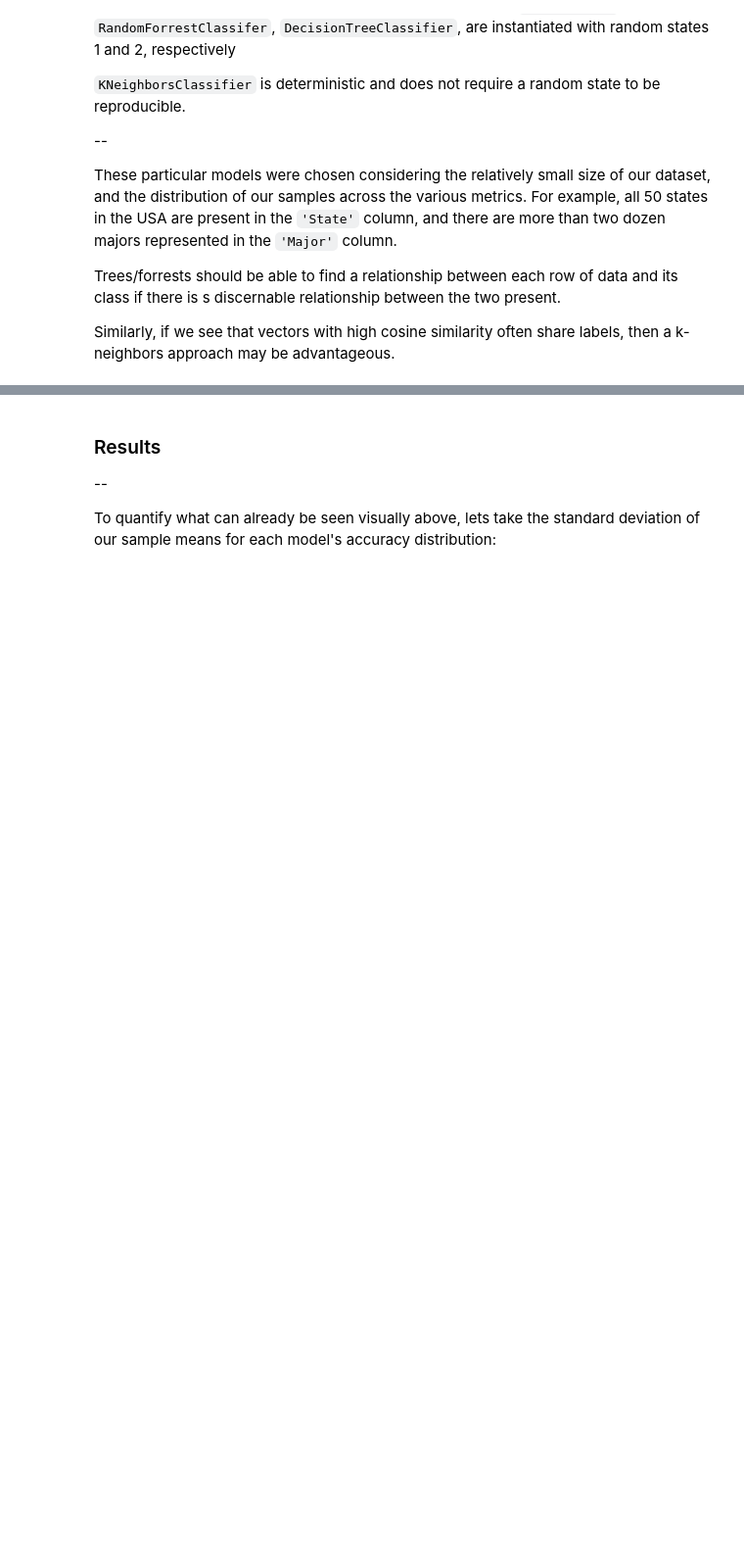
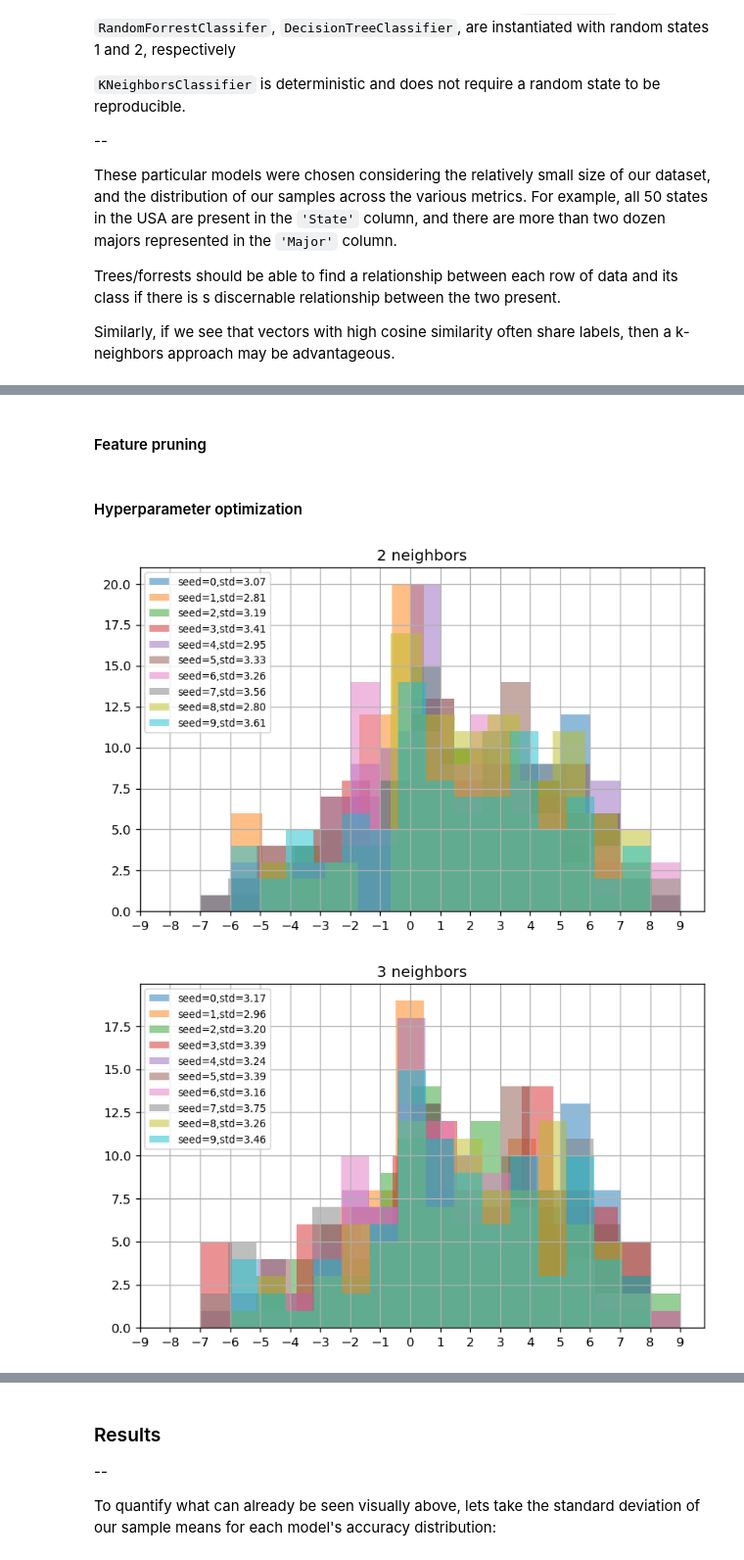
Before and after one commit to Schlam/UW-data-analysis-study, a Jupyter notebook: income_predictive_model.ipynb, the cells around one changed output, grey strips where cells are left out. Shown at 98% size. Saved outputs shown, nothing was run; the diff lists cells and outputs as text; code cells hidden in the pictures; blank space fills up the shorter version.

```diff
--- a/income_predictive_model.ipynb
+++ b/income_predictive_model.ipynb
@@ -115,33 +183,0 @@ is close to 1, we can reliable predict income using the demographic data in ques
-# %%
-from sklearn.metrics import accuracy_score, classification_report
-
-
-def assess_model(model,i,X=X,y=y):
-    """ This function takes a model, data, labels and random state
-    then trains the model on a reproducibly unique partition, and
-    returns accuracy metrics for a given model"""
-    # Unique partition
-    X_train,X_test,y_train,y_test =\
-    train_test_split(X,y,test_size=.2,random_state=i)
-    # Fit model to data
-    model.fit(X_train,y_train)
-    # Make predicitons on test set
-    predictions = model.predict(X_test)
-    # Compute difference from true and predicted class
-    accuracy = y_test - predictions
-    return accuracy
-
-def get_accuracies(model,n=200,assessor=assess_model,plot=False,title=''):
-    """This function assesses a model n times and returns
-    an array containing each accuracy (plots histograms when plot=True)"""
-    # Compute accuracies
-    accuracies = [assessor(model,i) for i in range(n)]
-    accuracies = np.array(accuracies)
-    # Plot histograms if desired
-    if plot:
-        plt.figure(figsize=(8,5),dpi=120)
-        for acc in accuracies:
-            plt.hist(acc);
-        plt.title(title)
-        plt.show()
-    return accuracies
@@ -165,0 +191,2 @@ forrest_accuracies = get_accuracies(
+# %% [markdown]
+#### Feature pruning
@@ -165,0 +215,9 @@ forrest_accuracies = get_accuracies(
+# %% [markdown]
+#### Hyperparameter optimization
+# %%
+for i in range(2,13):
+    model = KNeighborsClassifier(n_neighbors=i)
+    acc = get_accuracies(model,plot=True,title='{} neighbors'.format(i))
+# %% [output]
+[figure, added]
+[figure, added]
```
Also changed, not shown: parts of 17 cells of this notebook, 1 other file.
